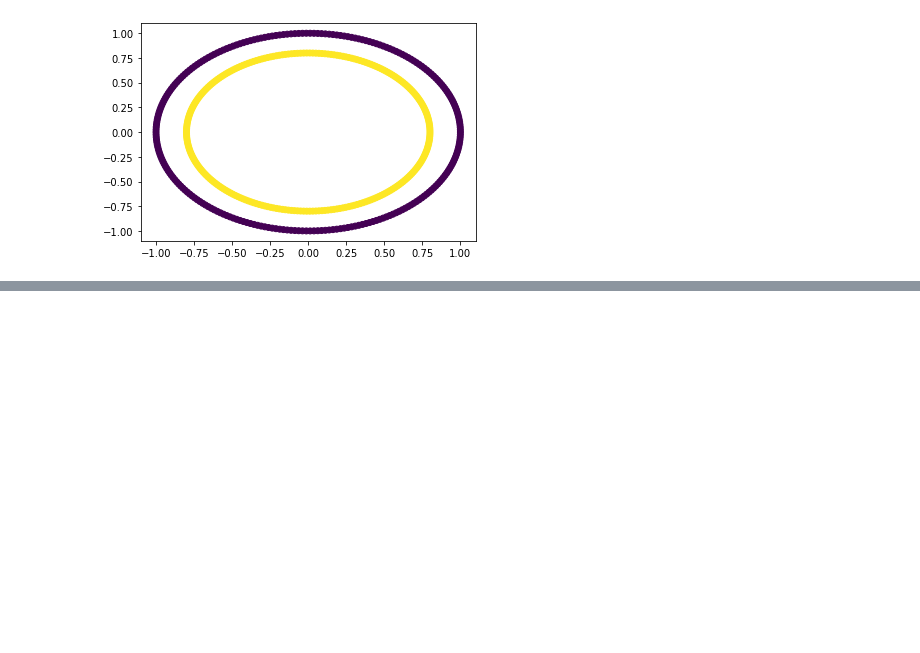
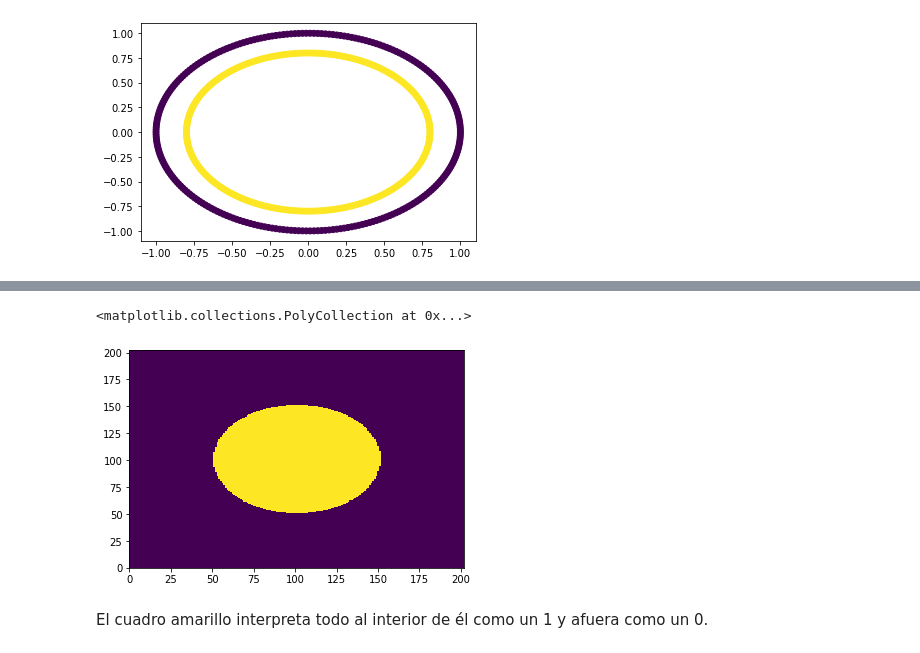
Before and after one commit to sergiohzlz/semestre_2021_neuronales, a Jupyter notebook: Tarea2 - Descenso del gradiente.ipynb, the cells around one changed output, grey strips where cells are left out. Cells and saved outputs as stored; diff of their text form; code cells hidden in the pictures; blank space fills up the shorter version.

```diff
--- a/Tarea2 - Descenso del gradiente.ipynb
+++ b/Tarea2 - Descenso del gradiente.ipynb
@@ -18,0 +113,24 @@ plt.scatter(C[:,0],C[:,1],c=c)
+# %%
+P = np.arange(-1.01,1.01,0.01)
+Q = np.arange(-1.01,1.01,0.01)
+Z = np.zeros((len(P),len(Q)))
+
+def trans(p,q):
+    try:
+        return np.array([1,np.arctan(q/p),np.linalg.norm( np.array([p,q]) )])
+    except:
+        if(p==0):
+            return np.array( [1,0,0] )
+
+for p in range(len(P)):
+    for q in range(len(Q)):
+        x,y = P[p], Q[q]
+        sc = np.dot(trans(x,y),wf)
+        #print(sc)
+        Z[p,q] = np.round(int(sigmoide( sc )) )
+plt.pcolor(Z)
+# %% [output]
+<matplotlib.collections.PolyCollection at 0x...>
+[figure, added]
+# %% [markdown]
+El cuadro amarillo interpreta todo al interior de él como un 1 y afuera como un 0.
```
Also changed, not shown: parts of 15 cells of this notebook.
